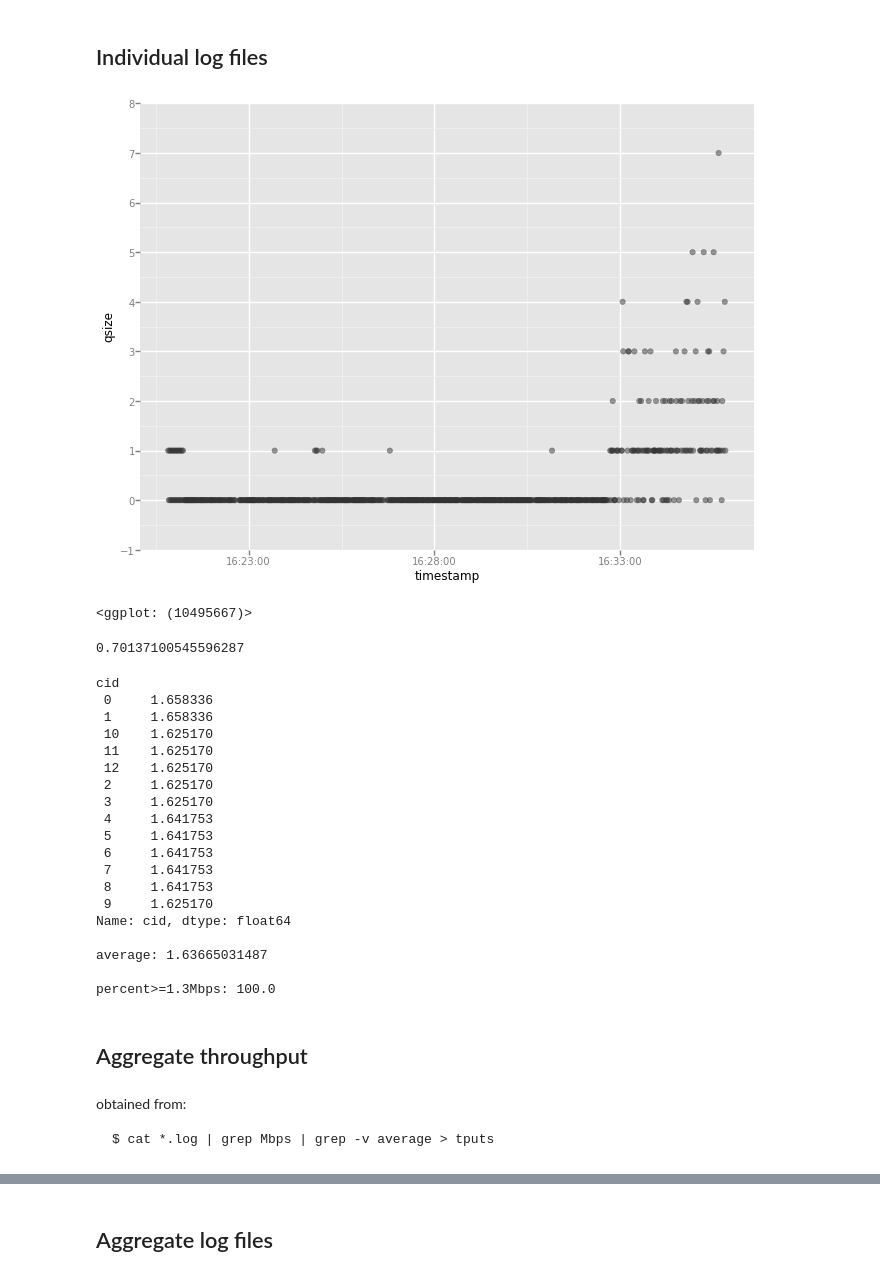
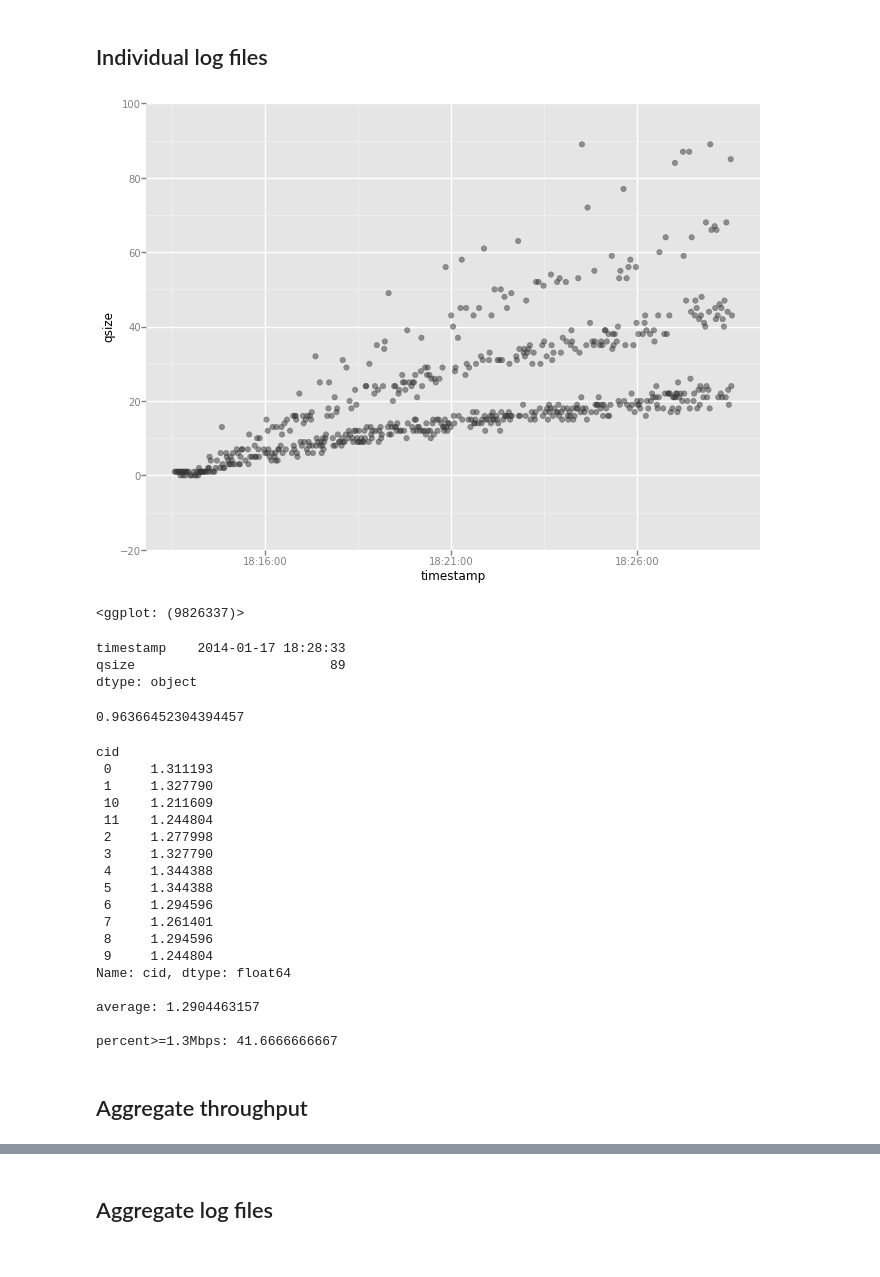
Before and after one commit to herrfz/sandbox, a Jupyter notebook: qsize_analysis.ipynb, the cells around one changed output, grey strips where cells are left out. Cells and saved outputs as stored; diff of their text form; code cells hidden in the pictures.

```diff
--- a/qsize_analysis.ipynb
+++ b/qsize_analysis.ipynb
@@ -31,6 +31,8 @@ def read_data(filename, n_client, report=False):
     if report:
         logfile = logfile[:-(n_client + 3)]
 
+    logfile = logfile.dropna()
+
     return logfile
 # %%
 def per_second_aggregate(logfile_df):
@@ -41,23 +43,29 @@ def per_second_aggregate(logfile_df):
 # %% [markdown]
 ## Individual log files
 # %%
-logfile = read_data('test_7.log', 13, report=True)
+logfile = read_data('test_12_10.log', 12, report=True)
 agg_second = per_second_aggregate(logfile)
 
 # queue size over time, aggregated per second
 ggplot(aes('timestamp', 'qsize'), agg_second) + \
     geom_line(linestyle='') + \
     geom_point(marker='o', alpha=.5, size=30)
 # %% [output]
-[figure, old version]
+[figure, new version]
-<ggplot: (10495667)>
+<ggplot: (9826337)>
+# %%
+agg_second.max()
+# %% [output]
+timestamp    2014-01-17 18:28:33
+qsize                         89
+dtype: object
 # %%
 # average processing time
 t = logfile.timestamp_with_ms
 t_1 = logfile.timestamp_with_ms.shift()
 (t - t_1).fillna(0).apply(lambda x: x / np.timedelta64(1, 's')).mean()
 # %% [output]
-0.70137100545596287
+0.96366452304394457
 # %%
 # average throughput per client
 filesize = 1.865336  # MB
@@ -70,27 +78,22 @@ print client_tput,\
 '\n\npercent>=1.3Mbps: ' + str(len(client_tput[client_tput >= 1.3]) / len(client_tput) * 100)
 # %% [output]
 cid
- 0     1.658336
- 1     1.658336
- 10    1.625170
- 11    1.625170
- 12    1.625170
- 2     1.625170
- 3     1.625170
- 4     1.641753
- 5     1.641753
- 6     1.641753
- 7     1.641753
- 8     1.641753
- 9     1.625170
+ 0     1.311193
+ 1     1.327790
+ 10    1.211609
+ 11    1.244804
+ 2     1.277998
+ 3     1.327790
+ 4     1.344388
+ 5     1.344388
+ 6     1.294596
+ 7     1.261401
+ 8     1.294596
+ 9     1.244804
 Name: cid, dtype: float64
 
-average: 1.63665031487
+average: 1.2904463157
 
-percent>=1.3Mbps: 100.0
+percent>=1.3Mbps: 41.6666666667
 # %% [markdown]
 ## Aggregate throughput
-# %% [markdown]
-obtained from:
-
-    $ cat *.log | grep Mbps | grep -v average > tputs
```
Also changed, not shown: parts of 7 cells of this notebook, 1 other file.
